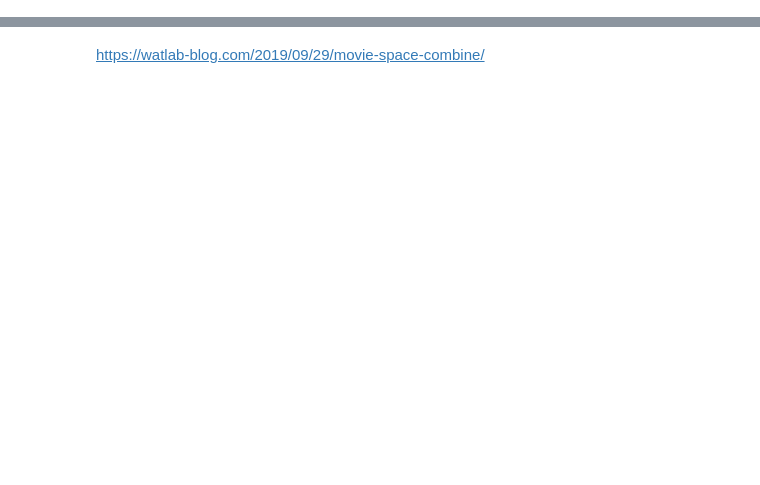
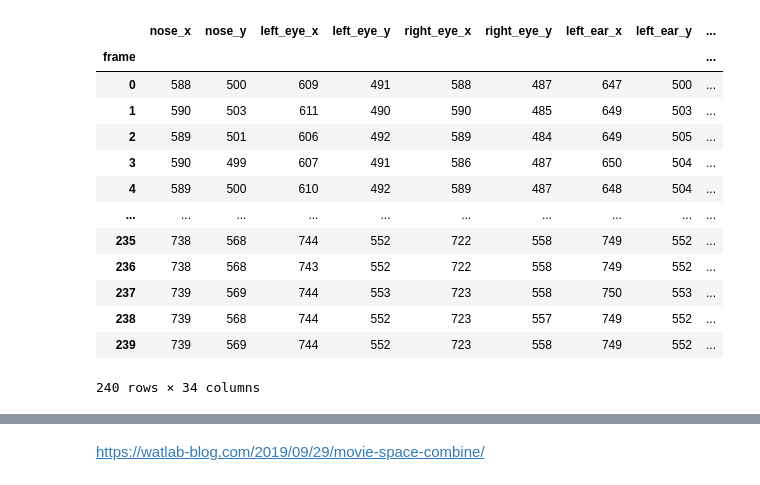
Before and after one commit to sj0054pe/pitchCV, a Jupyter notebook: src/HRNet/HRNet_AniFigure1.ipynb, the cells around one changed output, grey strips where cells are left out. Saved outputs shown, nothing was run; the diff lists cells and outputs as text; code cells hidden in the pictures; blank space fills up the shorter version.

```diff
--- a/src/HRNet/HRNet_AniFigure1.ipynb
+++ b/src/HRNet/HRNet_AniFigure1.ipynb
@@ -132,0 +99,17 @@ the directory already exists
+# %%
+df_B
+# %% [output]
+|  | nose_x | nose_y | left_eye_x | left_eye_y | right_eye_x | right_eye_y | left_ear_x | left_ear_y | ... |
+| frame |  |  |  |  |  |  |  |  | ... |
+| 0 | 588 | 500 | 609 | 491 | 588 | 487 | 647 | 500 | ... |
+| 1 | 590 | 503 | 611 | 490 | 590 | 485 | 649 | 503 | ... |
+| 2 | 589 | 501 | 606 | 492 | 589 | 484 | 649 | 505 | ... |
+| 3 | 590 | 499 | 607 | 491 | 586 | 487 | 650 | 504 | ... |
+| 4 | 589 | 500 | 610 | 492 | 589 | 487 | 648 | 504 | ... |
+| ... | ... | ... | ... | ... | ... | ... | ... | ... | ... |
+| 235 | 738 | 568 | 744 | 552 | 722 | 558 | 749 | 552 | ... |
+| 236 | 738 | 568 | 743 | 552 | 722 | 558 | 749 | 552 | ... |
+| 237 | 739 | 569 | 744 | 553 | 723 | 558 | 750 | 553 | ... |
+| 238 | 739 | 568 | 744 | 552 | 723 | 557 | 749 | 552 | ... |
+| 239 | 739 | 569 | 744 | 552 | 723 | 558 | 749 | 552 | ... |
+240 rows × 34 columns
```
Also changed, not shown: parts of 31 cells of this notebook.
